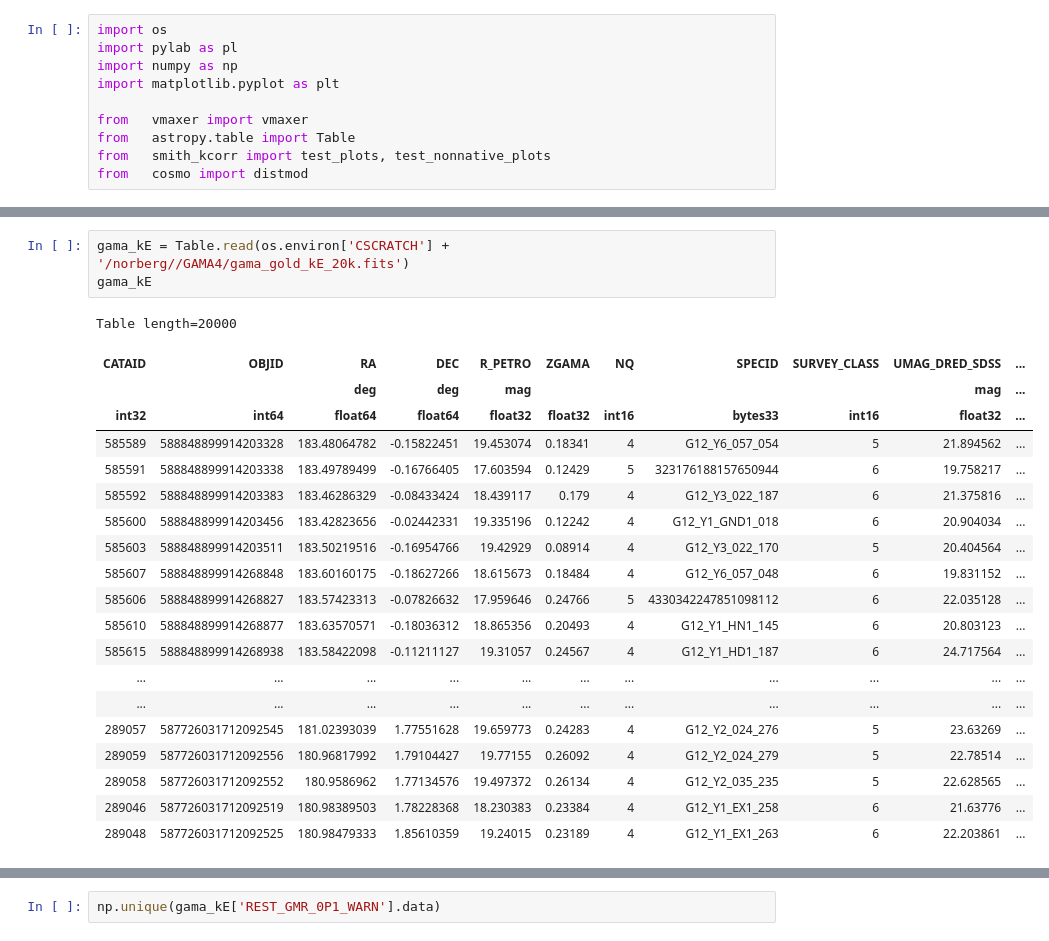
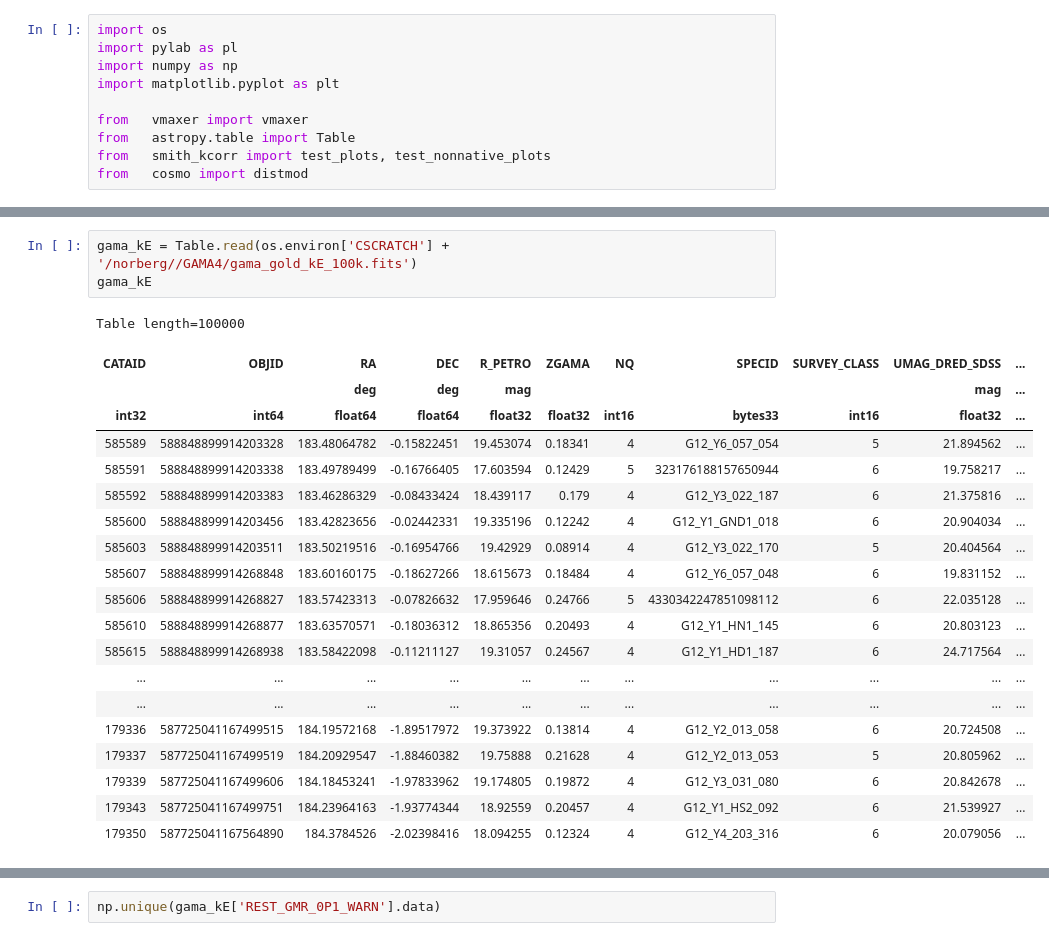
Before and after one commit to SgmAstro/DESI, a Jupyter notebook: kE_catQA.ipynb, the cells around one changed output, grey strips where cells are left out. Saved outputs shown, nothing was run; the diff lists cells and outputs as text.

```diff
--- a/kE_catQA.ipynb
+++ b/kE_catQA.ipynb
@@ -35,24 +14,24 @@ Table length=113687
 # %%
-gama_kE = Table.read(os.environ['CSCRATCH'] + '/norberg//GAMA4/gama_gold_kE_20k.fits')
+gama_kE = Table.read(os.environ['CSCRATCH'] + '/norberg//GAMA4/gama_gold_kE_100k.fits')
 gama_kE
 # %% [output]
-Table length=20000
+Table length=100000
 | CATAID | OBJID | RA | DEC | R_PETRO | ZGAMA | NQ | SPECID | SURVEY_CLASS | UMAG_DRED_SDSS | ... |
 |  |  | deg | deg | mag |  |  |  |  | mag | ... |
 | int32 | int64 | float64 | float64 | float32 | float32 | int16 | bytes33 | int16 | float32 | ... |
 | 585589 | 588848899914203328 | 183.48064782 | -0.15822451 | 19.453074 | 0.18341 | 4 | G12_Y6_057_054 | 5 | 21.894562 | ... |
 | 585591 | 588848899914203338 | 183.49789499 | -0.16766405 | 17.603594 | 0.12429 | 5 | 323176188157650944 | 6 | 19.758217 | ... |
 | 585592 | 588848899914203383 | 183.46286329 | -0.08433424 | 18.439117 | 0.179 | 4 | G12_Y3_022_187 | 6 | 21.375816 | ... |
 | 585600 | 588848899914203456 | 183.42823656 | -0.02442331 | 19.335196 | 0.12242 | 4 | G12_Y1_GND1_018 | 6 | 20.904034 | ... |
 | 585603 | 588848899914203511 | 183.50219516 | -0.16954766 | 19.42929 | 0.08914 | 4 | G12_Y3_022_170 | 5 | 20.404564 | ... |
 | 585607 | 588848899914268848 | 183.60160175 | -0.18627266 | 18.615673 | 0.18484 | 4 | G12_Y6_057_048 | 6 | 19.831152 | ... |
 | 585606 | 588848899914268827 | 183.57423313 | -0.07826632 | 17.959646 | 0.24766 | 5 | 4330342247851098112 | 6 | 22.035128 | ... |
 | 585610 | 588848899914268877 | 183.63570571 | -0.18036312 | 18.865356 | 0.20493 | 4 | G12_Y1_HN1_145 | 6 | 20.803123 | ... |
 | 585615 | 588848899914268938 | 183.58422098 | -0.11211127 | 19.31057 | 0.24567 | 4 | G12_Y1_HD1_187 | 6 | 24.717564 | ... |
 | ... | ... | ... | ... | ... | ... | ... | ... | ... | ... | ... |
 | ... | ... | ... | ... | ... | ... | ... | ... | ... | ... | ... |
-| 289057 | 587726031712092545 | 181.02393039 | 1.77551628 | 19.659773 | 0.24283 | 4 | G12_Y2_024_276 | 5 | 23.63269 | ... |
-| 289059 | 587726031712092556 | 180.96817992 | 1.79104427 | 19.77155 | 0.26092 | 4 | G12_Y2_024_279 | 5 | 22.78514 | ... |
-| 289058 | 587726031712092552 | 180.9586962 | 1.77134576 | 19.497372 | 0.26134 | 4 | G12_Y2_035_235 | 5 | 22.628565 | ... |
-| 289046 | 587726031712092519 | 180.98389503 | 1.78228368 | 18.230383 | 0.23384 | 4 | G12_Y1_EX1_258 | 6 | 21.63776 | ... |
-| 289048 | 587726031712092525 | 180.98479333 | 1.85610359 | 19.24015 | 0.23189 | 4 | G12_Y1_EX1_263 | 6 | 22.203861 | ... |
+| 179336 | 587725041167499515 | 184.19572168 | -1.89517972 | 19.373922 | 0.13814 | 4 | G12_Y2_013_058 | 6 | 20.724508 | ... |
+| 179337 | 587725041167499519 | 184.20929547 | -1.88460382 | 19.75888 | 0.21628 | 4 | G12_Y2_013_053 | 5 | 20.805962 | ... |
+| 179339 | 587725041167499606 | 184.18453241 | -1.97833962 | 19.174805 | 0.19872 | 4 | G12_Y3_031_080 | 6 | 20.842678 | ... |
+| 179343 | 587725041167499751 | 184.23964163 | -1.93774344 | 18.92559 | 0.20457 | 4 | G12_Y1_HS2_092 | 6 | 21.539927 | ... |
+| 179350 | 587725041167564890 | 184.3784526 | -2.02398416 | 18.094255 | 0.12324 | 4 | G12_Y4_203_316 | 6 | 20.079056 | ... |
```
Also changed, not shown: parts of 30 cells of this notebook, 7 other files.
